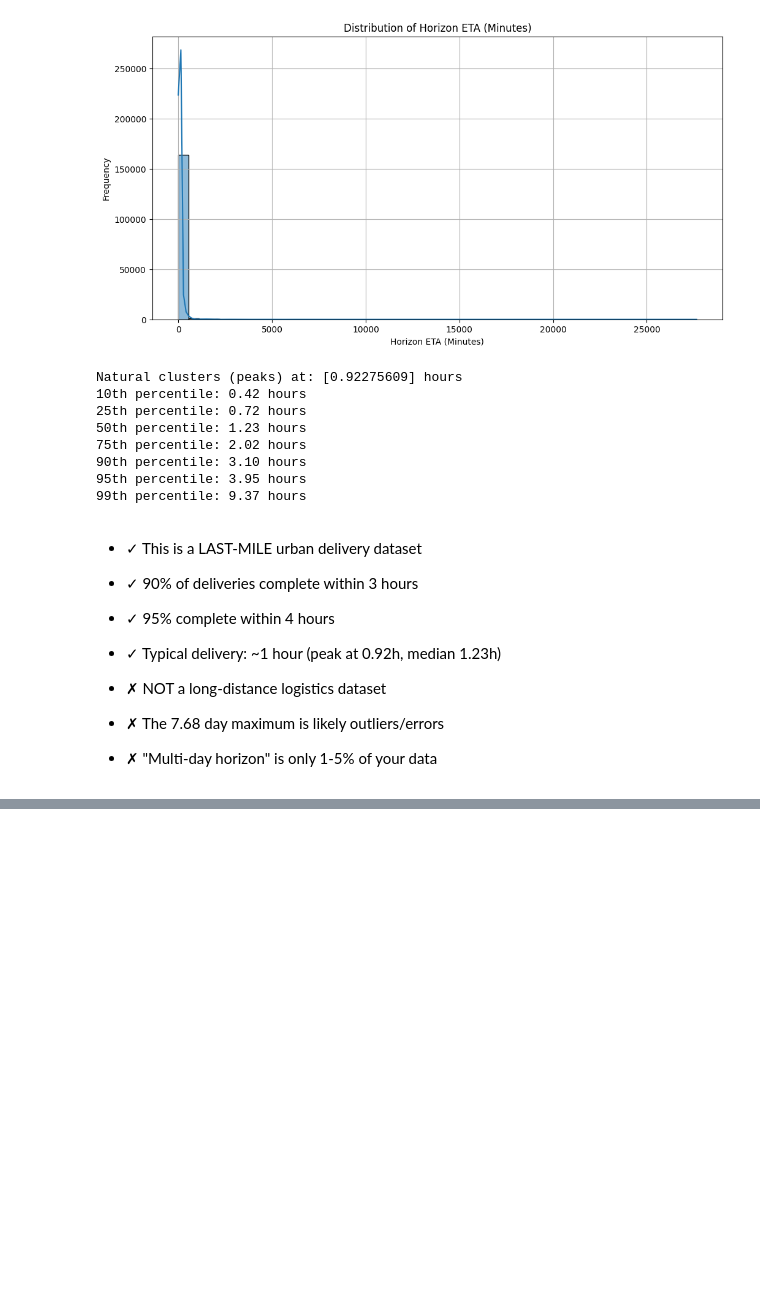
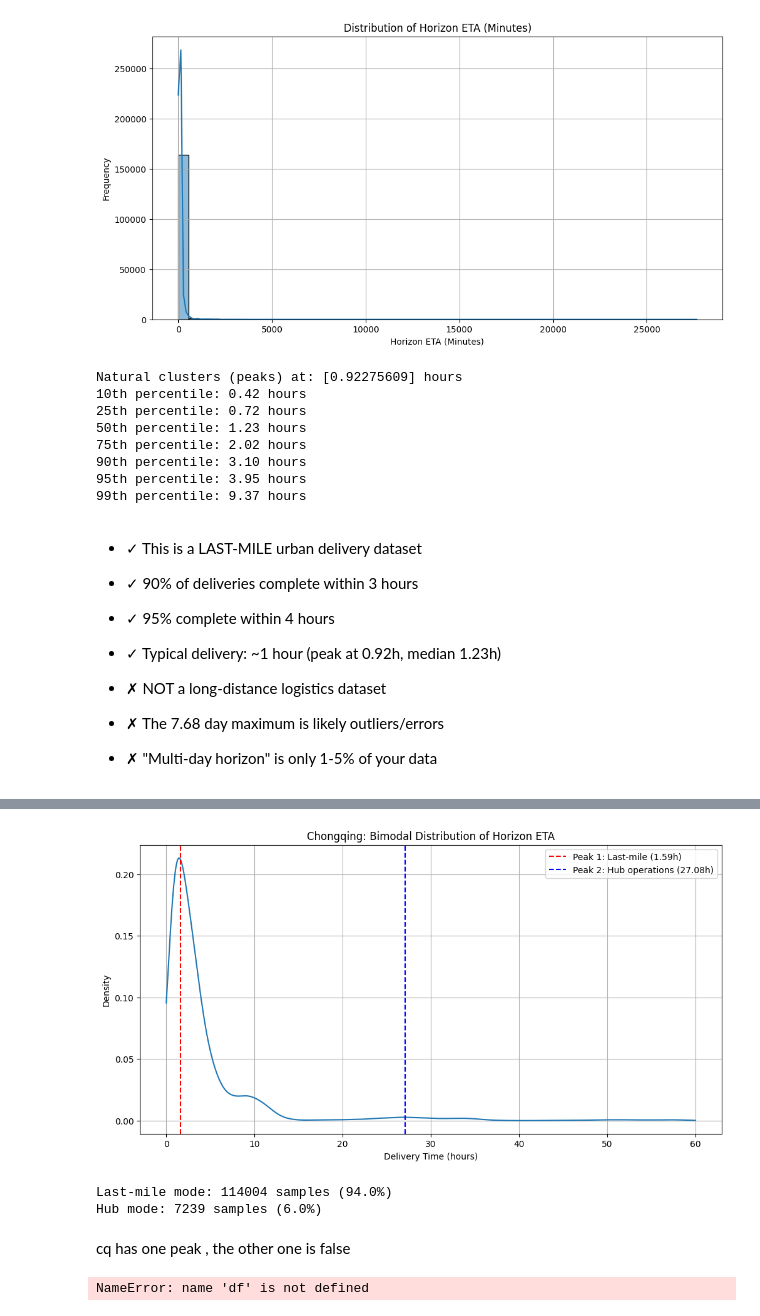
Before and after one commit to aymuos/starship, a Jupyter notebook: spark_rewrite/feats.ipynb, the cells around one changed output, grey strips where cells are left out. Cells and saved outputs as stored; diff of their text form; code cells hidden in the pictures; blank space fills up the shorter version.

Commit message:
chongquing changes

```diff
--- a/spark_rewrite/feats.ipynb
+++ b/spark_rewrite/feats.ipynb
@@ -270,7 +270,7 @@ print(hangzhou_df_sorted_filtered.head())
 
 #############################################
 # Drop records where horizon_ETA is negative (or null if preferred, but for this task, only negative)
-chongquing_df_filtered = chongquing_df.filter(
+chongquing_df_filtered = chongqing_df.filter(
     (pl.col("horizon_ETA").is_not_null()) & (pl.col("horizon_ETA") >= 0)
 )
 
@@ -425,0 +462,71 @@ The previous code already generated the requested plot for `shanghai_df_filtered
+# %%
+import matplotlib.pyplot as plt
+import numpy as np
+from scipy.stats import gaussian_kde
+
+# Convert Polars DataFrame to Pandas Series for easier handling with scipy
+chongqing_data = chongquing_df_filtered['horizon_ETA'].to_numpy() / 60 # Convert minutes to hours
+
+# Create density plot, focusing on a reasonable range for visualization
+density = gaussian_kde(chongqing_data[chongqing_data < 60])  # Focus on 0-60h for density calculation
+xs = np.linspace(0, 60, 1000)
+
+plt.figure(figsize=(12, 6))
+plt.plot(xs, density(xs))
+plt.axvline(1.59, color='red', linestyle='--', label='Peak 1: Last-mile (1.59h)')
+plt.axvline(27.08, color='blue', linestyle='--', label='Peak 2: Hub operations (27.08h)')
+plt.xlabel('Delivery Time (hours)')
+plt.ylabel('Density')
+plt.title('Chongqing: Bimodal Distribution of Horizon ETA')
+plt.legend()
+plt.grid(True)
+plt.show()
+
+# Explicitly separate the two modes based on a threshold (e.g., 12 hours)
+chongqing_last_mile = chongqing_data[chongqing_data < 12]
+chongqing_hub = chongqing_data[chongqing_data >= 12]
+
+print(f"Last-mile mode: {len(chongqing_last_mile)} samples ({len(chongqing_last_mile)/len(chongqing_data)*100:.1f}%)")
+print(f"Hub mode: {len(chongqing_hub)} samples ({len(chongqing_hub)/len(chongqing_data)*100:.1f}%)")
+# %% [output]
+[figure, added]
+Last-mile mode: 114004 samples (94.0%)
+Hub mode: 7239 samples (6.0%)
+# %% [markdown]
+cq has one peak , the other one is false
+# %%
+def segment_percentile_universal(row, city_percentiles):
+    """
+    Use relative performance within each city
+    Makes cities directly comparable
+    """
+    city = row['from_city_en']
+    eta_hours = row['eta_minutes'] / 60
+
+    # Get city-specific percentiles
+    p75 = city_percentiles[city][75]
+    p90 = city_percentiles[city][90]
+    p95 = city_percentiles[city][95]
+
+    if eta_hours <= p75:
+        return 'typical'      # Bottom 75%
+    elif eta_hours <= p90:
+        return 'slow'         # 75-90th percentile
+    elif eta_hours <= p95:
+        return 'very_slow'    # 90-95th percentile
+    else:
+        return 'outlier'      # Top 5%
+
+# Calculate percentiles per city
+city_percentiles = {}
+for city in df['from_city_en'].unique():
+    city_data = df[df['from_city_en']==city]['eta_minutes'] / 60
+    city_percentiles[city] = {
+        75: city_data.quantile(0.75),
+        90: city_data.quantile(0.90),
+        95: city_data.quantile(0.95)
+    }
+
+df['segment'] = df.apply(lambda row: segment_percentile_universal(row, city_percentiles), axis=1)
+# %% [output]
+NameError: name 'df' is not defined
```
Also changed, not shown: parts of 8 cells of this notebook.
